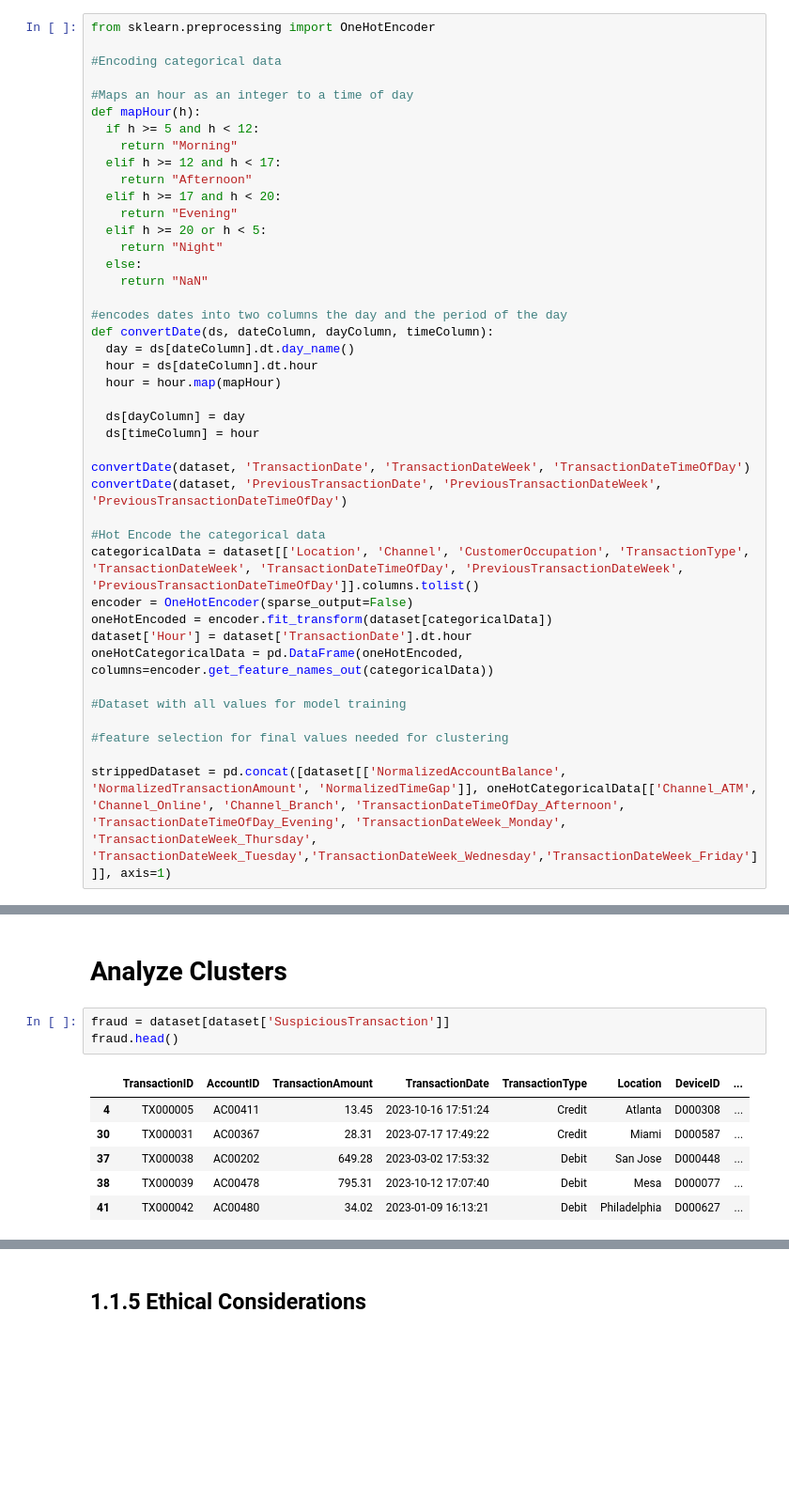
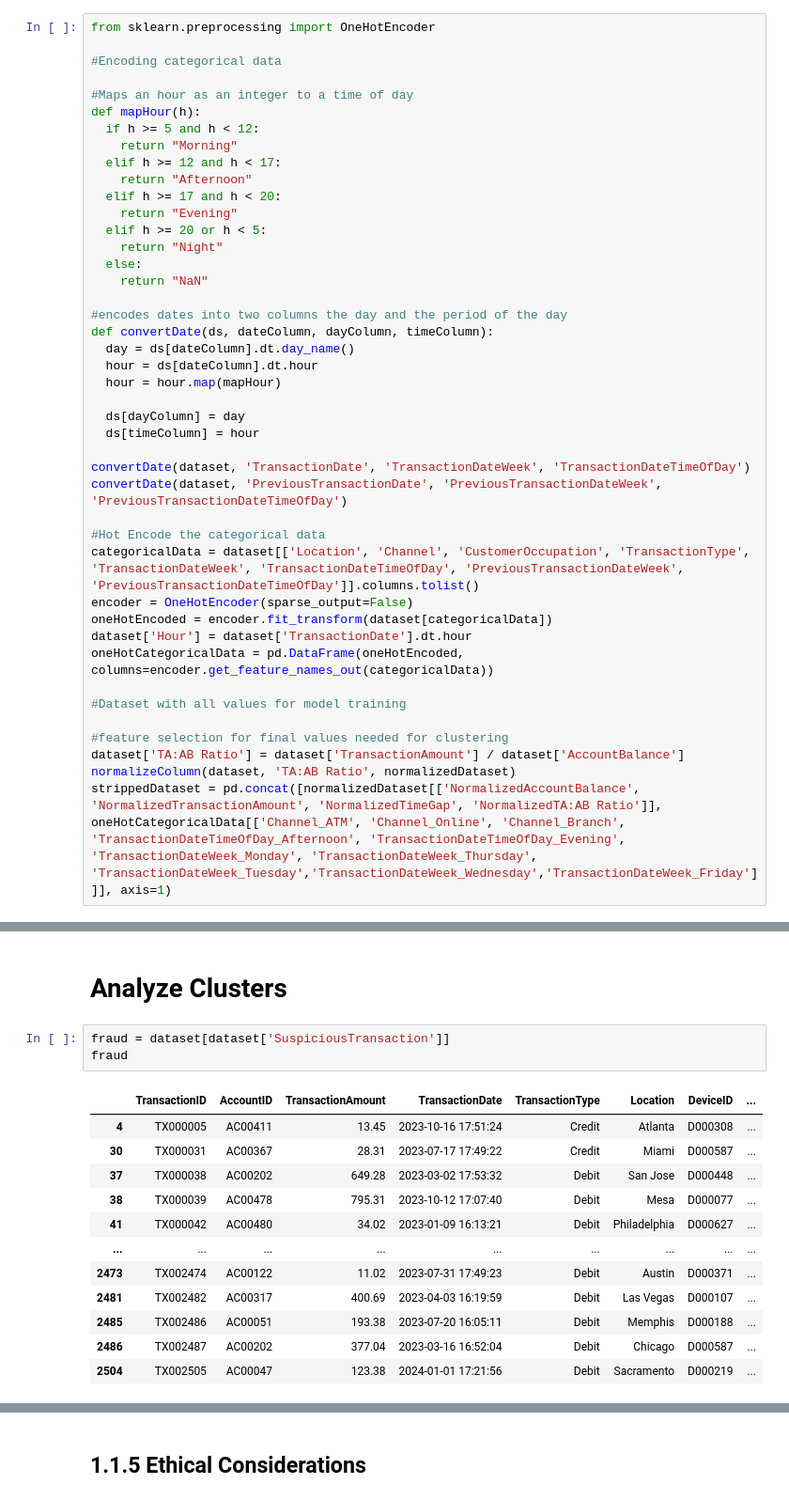
Before and after one commit to Mi1kDev/CST3133_CW, a Jupyter notebook: CST3133_CourseWork_A.ipynb, the cells around one changed output, grey strips where cells are left out. Shown at 94% size. Saved outputs shown, nothing was run; the diff lists cells and outputs as text; blank space fills up the shorter version.

```diff
--- a/CST3133_CourseWork_A.ipynb
+++ b/CST3133_CourseWork_A.ipynb
@@ -193,8 +194,9 @@ oneHotCategoricalData = pd.DataFrame(oneHotEncoded, columns=encoder.get_feature_
 #Dataset with all values for model training
 
 #feature selection for final values needed for clustering
-
-strippedDataset = pd.concat([dataset[['NormalizedAccountBalance', 'NormalizedTransactionAmount', 'NormalizedTimeGap']], oneHotCategoricalData[['Channel_ATM', 'Channel_Online', 'Channel_Branch', 'TransactionDateTimeOfDay_Afternoon', 'TransactionDateTimeOfDay_Evening', 'TransactionDateWeek_Monday', 'TransactionDateWeek_Thursday', 'TransactionDateWeek_Tuesday','TransactionDateWeek_Wednesday','TransactionDateWeek_Friday']]], axis=1)
+dataset['TA:AB Ratio'] = dataset['TransactionAmount'] / dataset['AccountBalance']
+normalizeColumn(dataset, 'TA:AB Ratio', normalizedDataset)
+strippedDataset = pd.concat([normalizedDataset[['NormalizedAccountBalance', 'NormalizedTransactionAmount', 'NormalizedTimeGap', 'NormalizedTA:AB Ratio']], oneHotCategoricalData[['Channel_ATM', 'Channel_Online', 'Channel_Branch', 'TransactionDateTimeOfDay_Afternoon', 'TransactionDateTimeOfDay_Evening', 'TransactionDateWeek_Monday', 'TransactionDateWeek_Thursday', 'TransactionDateWeek_Tuesday','TransactionDateWeek_Wednesday','TransactionDateWeek_Friday']]], axis=1)
 # %% [markdown]
 ## 1.1.3 Exploratory Data Analysis
 # %% [markdown]
@@ -597,11 +596,17 @@ Number of outliers: 252
 # Analyze Clusters
 # %%
 fraud = dataset[dataset['SuspiciousTransaction']]
-fraud.head()
+fraud
 # %% [output]
 |  | TransactionID | AccountID | TransactionAmount | TransactionDate | TransactionType | Location | DeviceID | ... |
 | 4 | TX000005 | AC00411 | 13.45 | 2023-10-16 17:51:24 | Credit | Atlanta | D000308 | ... |
 | 30 | TX000031 | AC00367 | 28.31 | 2023-07-17 17:49:22 | Credit | Miami | D000587 | ... |
 | 37 | TX000038 | AC00202 | 649.28 | 2023-03-02 17:53:32 | Debit | San Jose | D000448 | ... |
 | 38 | TX000039 | AC00478 | 795.31 | 2023-10-12 17:07:40 | Debit | Mesa | D000077 | ... |
 | 41 | TX000042 | AC00480 | 34.02 | 2023-01-09 16:13:21 | Debit | Philadelphia | D000627 | ... |
+| ... | ... | ... | ... | ... | ... | ... | ... | ... |
+| 2473 | TX002474 | AC00122 | 11.02 | 2023-07-31 17:49:23 | Debit | Austin | D000371 | ... |
+| 2481 | TX002482 | AC00317 | 400.69 | 2023-04-03 16:19:59 | Debit | Las Vegas | D000107 | ... |
+| 2485 | TX002486 | AC00051 | 193.38 | 2023-07-20 16:05:11 | Debit | Memphis | D000188 | ... |
+| 2486 | TX002487 | AC00202 | 377.04 | 2023-03-16 16:52:04 | Debit | Chicago | D000587 | ... |
+| 2504 | TX002505 | AC00047 | 123.38 | 2024-01-01 17:21:56 | Debit | Sacramento | D000219 | ... |
```
Also changed, not shown: parts of 6 cells of this notebook.
